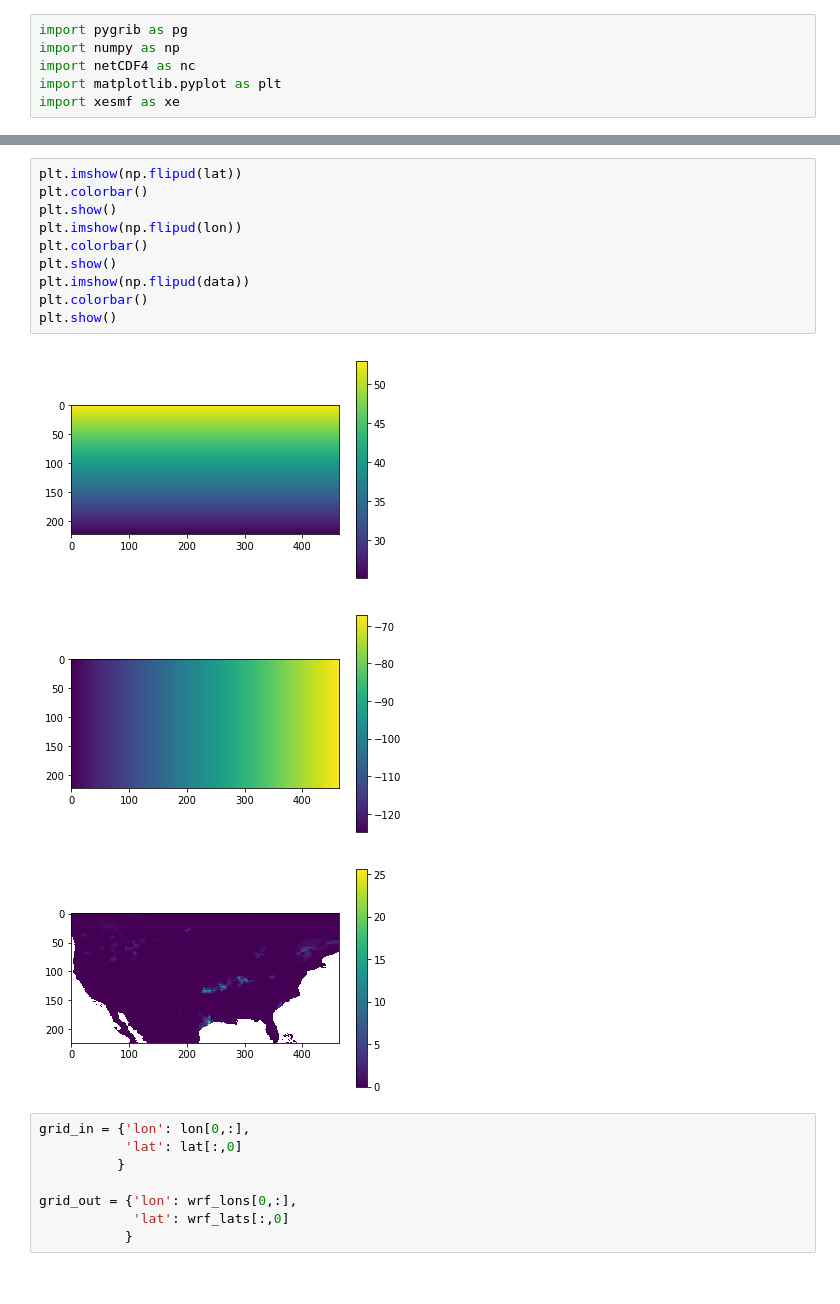
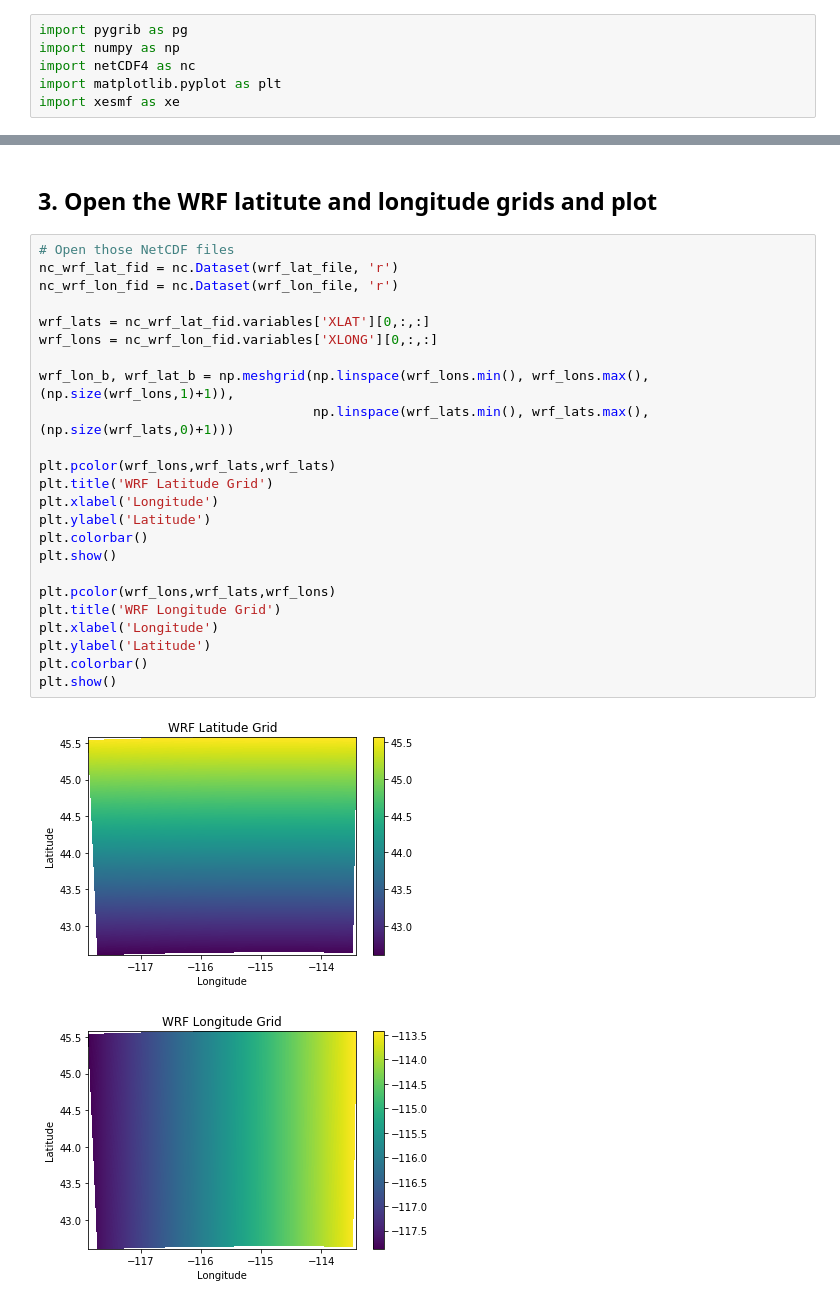
Before and after one commit to LEAF-BoiseState/RegridNLDAS_Data, a Jupyter notebook: Regrid_NLDAS_to_WRF.ipynb, the cells around one changed output, grey strips where cells are left out. Drawn from its saved outputs; the diff is of its cells as text.

```diff
--- a/Regrid_NLDAS_to_WRF.ipynb
+++ b/Regrid_NLDAS_to_WRF.ipynb
@@ -34,22 +47,29 @@ lat,lon = grb.latlons()
-# %%
-plt.imshow(np.flipud(lat))
-plt.colorbar()
-plt.show()
-plt.imshow(np.flipud(lon))
-plt.colorbar()
-plt.show()
-plt.imshow(np.flipud(data))
-plt.colorbar()
-plt.show()
-# %% [output]
-[figure, removed]
-[figure, removed]
-[figure, removed]
-# %%
-grid_in = {'lon': lon[0,:],
-           'lat': lat[:,0]
-          }
-
-grid_out = {'lon': wrf_lons[0,:],
-            'lat': wrf_lats[:,0]
-           }
+# %% [markdown]
+## 3. Open the WRF latitute and longitude grids and plot
+# %%
+# Open those NetCDF files
+nc_wrf_lat_fid = nc.Dataset(wrf_lat_file, 'r')
+nc_wrf_lon_fid = nc.Dataset(wrf_lon_file, 'r')
+
+wrf_lats = nc_wrf_lat_fid.variables['XLAT'][0,:,:]
+wrf_lons = nc_wrf_lon_fid.variables['XLONG'][0,:,:]
+
+wrf_lon_b, wrf_lat_b = np.meshgrid(np.linspace(wrf_lons.min(), wrf_lons.max(), (np.size(wrf_lons,1)+1)),
+                                   np.linspace(wrf_lats.min(), wrf_lats.max(), (np.size(wrf_lats,0)+1)))
+
+plt.pcolor(wrf_lons,wrf_lats,wrf_lats)
+plt.title('WRF Latitude Grid')
+plt.xlabel('Longitude')
+plt.ylabel('Latitude')
+plt.colorbar()
+plt.show()
+
+plt.pcolor(wrf_lons,wrf_lats,wrf_lons)
+plt.title('WRF Longitude Grid')
+plt.xlabel('Longitude')
+plt.ylabel('Latitude')
+plt.colorbar()
+plt.show()
+# %% [output]
+[figure, added]
+[figure, added]
```
Also changed, not shown: parts of 15 cells of this notebook.
